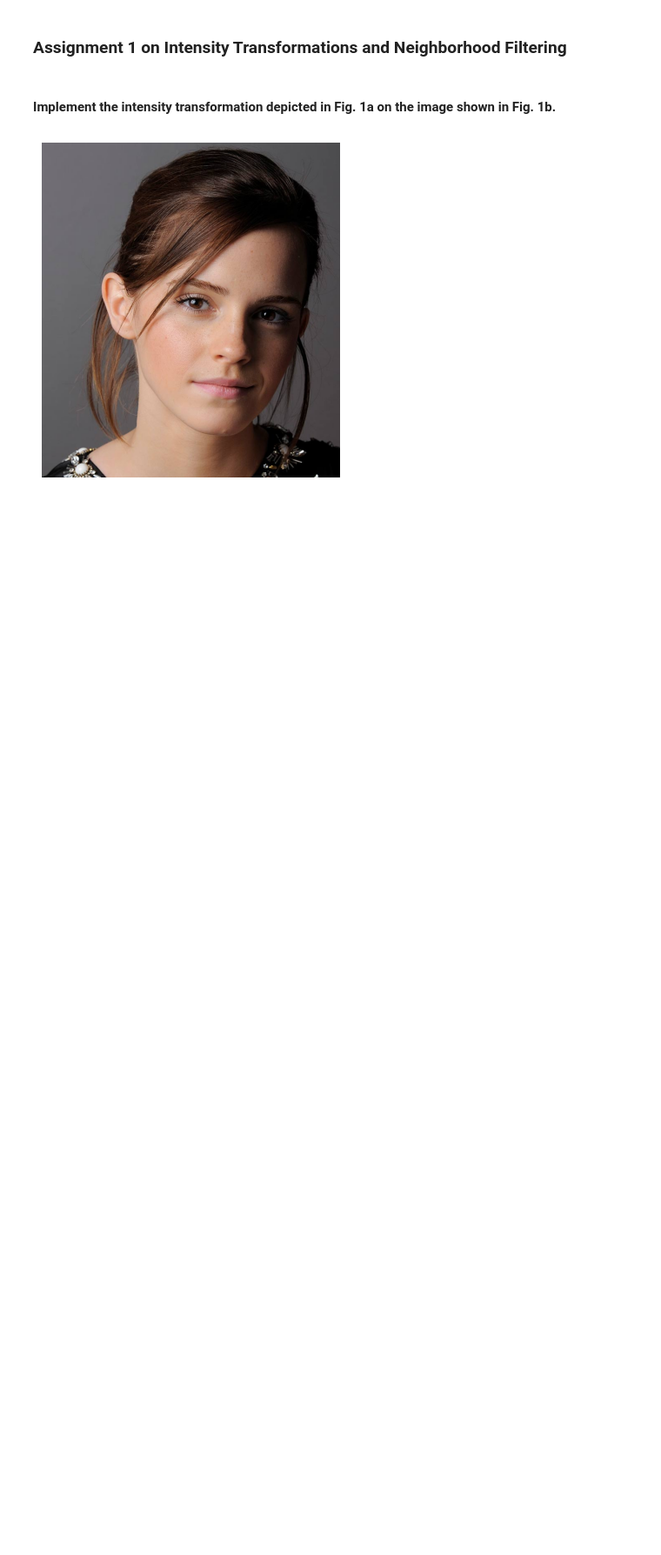
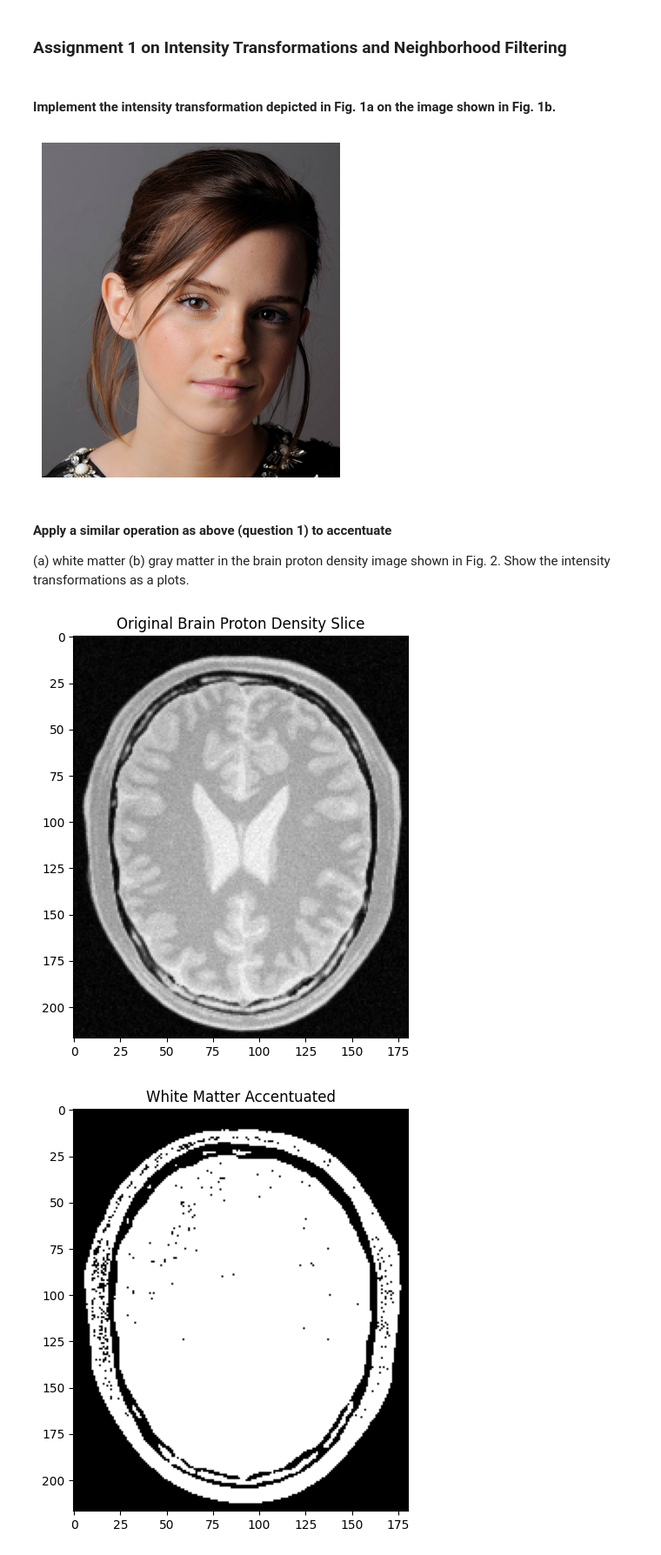
Before and after one commit to nadunnr/EN3160-Image-Processing-and-Machine-Vision, a Jupyter notebook: assignments/Assignment 1/assignment_1.ipynb, the cells around one changed output. Shown at 87% size. Cells and saved outputs as stored; diff of their text form; code cells hidden in the pictures; blank space fills up the shorter version.

Commit message:
add q2 brain image

```diff
--- a/assignments/Assignment 1/assignment_1.ipynb
+++ b/assignments/Assignment 1/assignment_1.ipynb
@@ -19,3 +19,54 @@ plt.show()
 [figure]
 # %%
 intensity_func = lambda x: 0.299*x[2] + 0.587*x[1] + 0.114*x[0]
+# %% [markdown]
+#### Apply a similar operation as above (question 1) to accentuate
+(a) white matter
+(b) gray matter
+in the brain proton density image shown in Fig. 2. Show the intensity transformations as a plots.
+# %%
+import cv2
+
+# Load the image in grayscale
+image_path = r"a1images\brain_proton_density_slice.png"  # Update the path accordingly
+image = cv2.imread(image_path, cv2.IMREAD_GRAYSCALE)
+
+# Display the original image
+plt.figure(figsize=(6, 6))
+plt.imshow(image, cmap='gray')
+plt.title("Original Brain Proton Density Slice")
+plt.show()
+
+# Apply intensity transformation to accentuate white matter (bright regions)
+_, white_matter = cv2.threshold(image, 150, 255, cv2.THRESH_BINARY)
+
+# Apply intensity transformation to accentuate gray matter (darker regions)
+_, gray_matter = cv2.threshold(image, 100, 255, cv2.THRESH_BINARY_INV)
+
+# Display the white matter
+plt.figure(figsize=(6, 6))
+plt.imshow(white_matter, cmap='gray')
+plt.title("White Matter Accentuated")
+plt.show()
+
+# Display the gray matter
+plt.figure(figsize=(6, 6))
+plt.imshow(gray_matter, cmap='gray')
+plt.title("Gray Matter Accentuated")
+plt.show()
+
+# Plotting intensity transformation curves
+white_matter_intensity = image[white_matter == 255].flatten()
+gray_matter_intensity = image[gray_matter == 255].flatten()
+
+plt.figure(figsize=(8, 6))
+plt.hist(white_matter_intensity, bins=50, color='blue', alpha=0.7, label='White Matter Intensity')
+plt.hist(gray_matter_intensity, bins=50, color='green', alpha=0.7, label='Gray Matter Intensity')
+plt.title('Intensity Transformation')
+plt.xlabel('Pixel Intensity')
+plt.ylabel('Frequency')
+plt.legend()
+plt.show()
+# %% [output]
+[figure, added]
+[figure, added]
```
Also changed, not shown: parts of 1 cell of this notebook.
